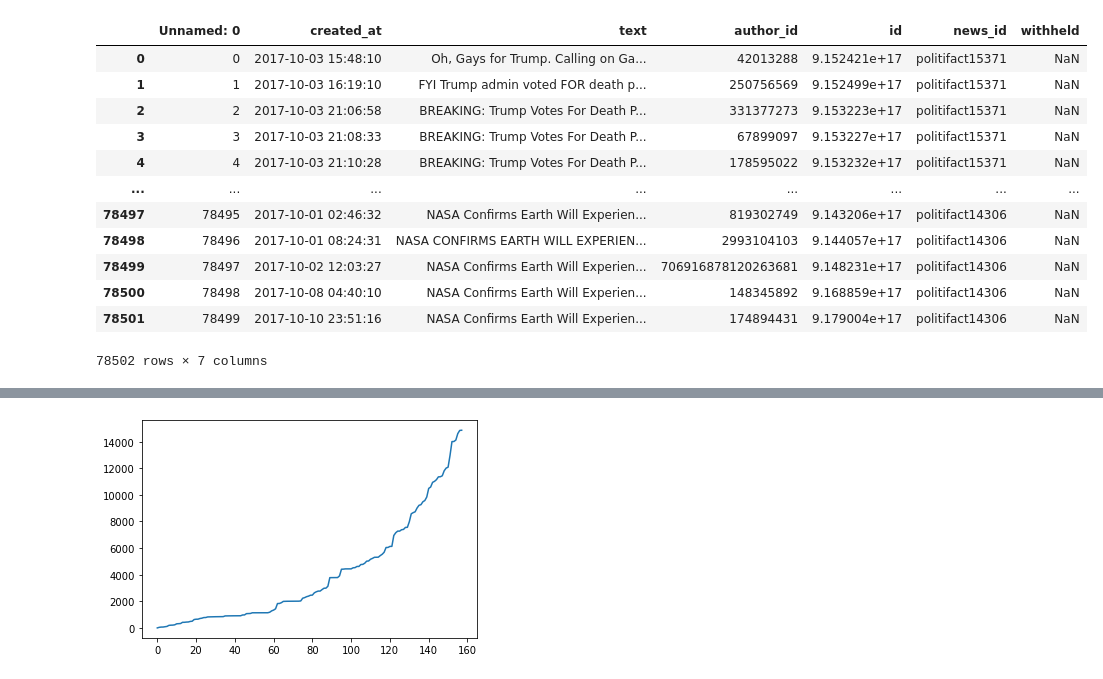
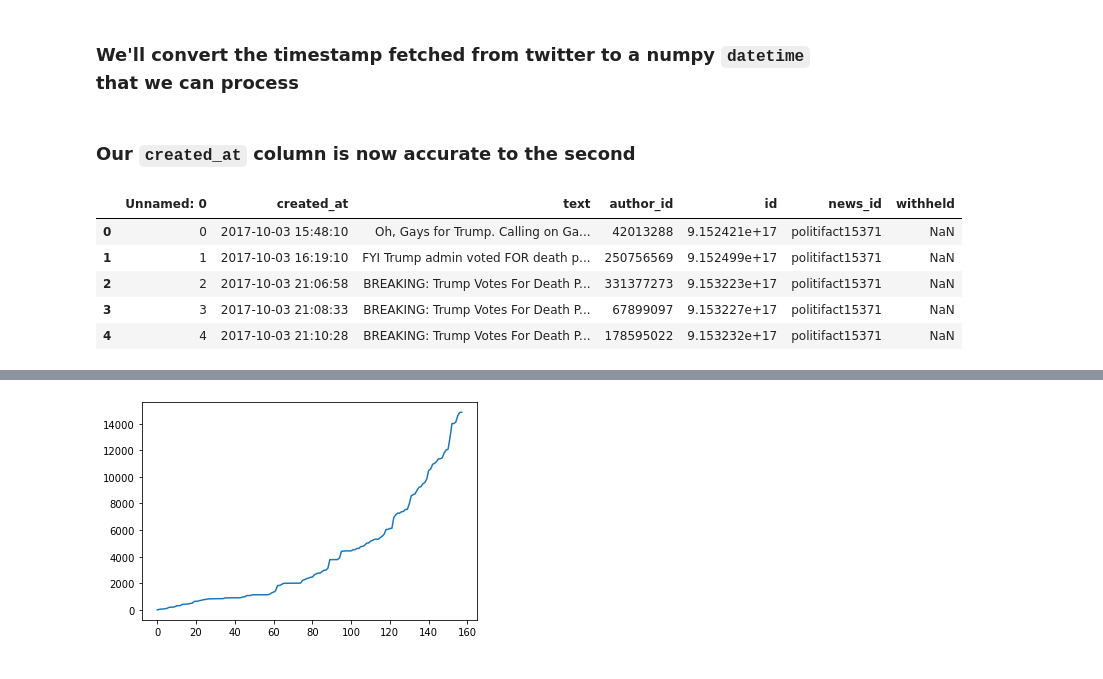
Before and after one commit to vtrikoupis/masters-thesis, a Jupyter notebook: tweet_times.ipynb, the cells around one changed output, grey strips where cells are left out. Drawn from its saved outputs; the diff is of its cells as text; code cells hidden in the pictures.

Commit message:
tweet times processing

```diff
--- a/tweet_times.ipynb
+++ b/tweet_times.ipynb
@@ -26 +9,3 @@ politifact15371.sort_values('created_at')
+# %% [markdown]
+### We'll convert the timestamp fetched from twitter to a numpy `datetime` that we can process
 # %%
@@ -30,19 +17,14 @@ politifact_fake_tweet_times["created_at"] = politifact_fake_tweet_times["created
+# %% [markdown]
+### Our `created_at` column is now accurate to the second
 # %%
-politifact_fake_tweet_times
+politifact_fake_tweet_times.head()
 # %% [output]
 |  | Unnamed: 0 | created_at | text | author_id | id | news_id | withheld |
 | 0 | 0 | 2017-10-03 15:48:10 | Oh, Gays for Trump. Calling on Ga... | 42013288 | 9.152421e+17 | politifact15371 | NaN |
 | 1 | 1 | 2017-10-03 16:19:10 | FYI Trump admin voted FOR death p... | 250756569 | 9.152499e+17 | politifact15371 | NaN |
 | 2 | 2 | 2017-10-03 21:06:58 | BREAKING: Trump Votes For Death P... | 331377273 | 9.153223e+17 | politifact15371 | NaN |
 | 3 | 3 | 2017-10-03 21:08:33 | BREAKING: Trump Votes For Death P... | 67899097 | 9.153227e+17 | politifact15371 | NaN |
 | 4 | 4 | 2017-10-03 21:10:28 | BREAKING: Trump Votes For Death P... | 178595022 | 9.153232e+17 | politifact15371 | NaN |
-| ... | ... | ... | ... | ... | ... | ... | ... |
-| 78497 | 78495 | 2017-10-01 02:46:32 | NASA Confirms Earth Will Experien... | 819302749 | 9.143206e+17 | politifact14306 | NaN |
-| 78498 | 78496 | 2017-10-01 08:24:31 | NASA CONFIRMS EARTH WILL EXPERIEN... | 2993104103 | 9.144057e+17 | politifact14306 | NaN |
-| 78499 | 78497 | 2017-10-02 12:03:27 | NASA Confirms Earth Will Experien... | 706916878120263681 | 9.148231e+17 | politifact14306 | NaN |
-| 78500 | 78498 | 2017-10-08 04:40:10 | NASA Confirms Earth Will Experien... | 148345892 | 9.168859e+17 | politifact14306 | NaN |
-| 78501 | 78499 | 2017-10-10 23:51:16 | NASA Confirms Earth Will Experien... | 174894431 | 9.179004e+17 | politifact14306 | NaN |
-78502 rows × 7 columns
 # %%
 politifact_fake_tweet_groups = {}
 for name, group in politifact_fake_tweet_times.groupby('news_id'):
```
Also changed, not shown: parts of 18 cells of this notebook, 1 other file.
